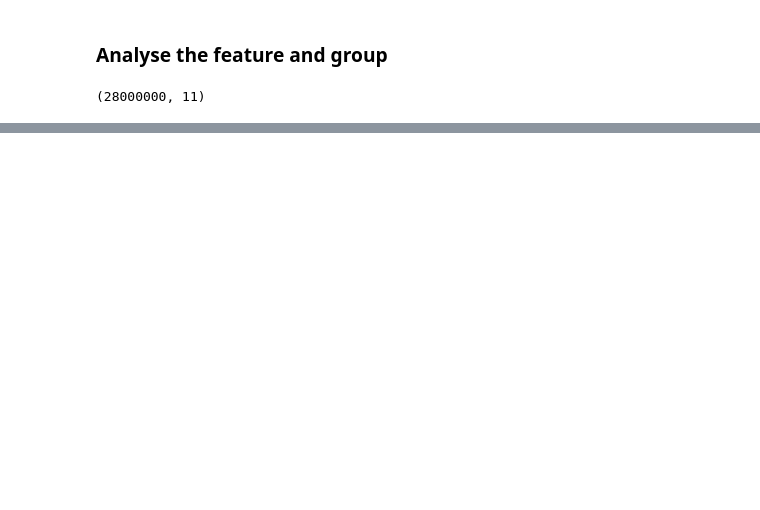
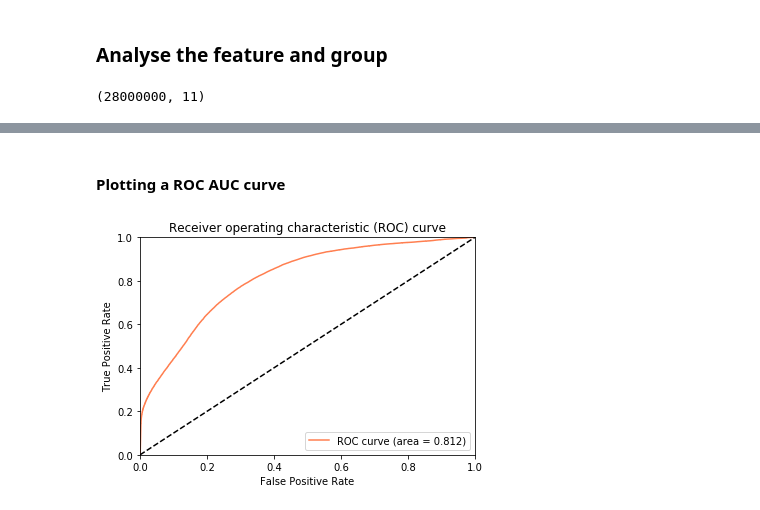
Before and after one commit to r-wambui/Fraud_v3, a Jupyter notebook: fraud_v3.ipynb, the cells around one changed output, grey strips where cells are left out. Drawn from its saved outputs; the diff is of its cells as text; code cells hidden in the pictures; blank space fills up the shorter version.

Commit message:
[Feature] Add ROC AUC curve

```diff
--- a/fraud_v3.ipynb
+++ b/fraud_v3.ipynb
@@ -171,3 +174,22 @@ fittinh the model
+# %% [markdown]
+#### Plotting a ROC AUC curve
+# %%
+import matplotlib.pyplot as plt
+plt.figure()
+# plotting true positive rate vs false positive rate
+plt.plot(fpr, tpr, color='coral', label='ROC curve (area = %0.3f)' % auc(fpr, tpr))
+plt.plot([0, 1], [0, 1], 'k--')
+
+# get the x limits of both axes
+plt.xlim([0, 1])
+plt.ylim([0, 1])
+plt.ylabel('True Positive Rate')
+plt.xlabel('False Positive Rate')
+plt.title('Receiver operating characteristic (ROC) curve')
+plt.legend(loc="lower right")
+plt.show()
+# %% [output]
+[figure, added]
 # %%
 # testing the model
 test_pred = pd.DataFrame()
```
Also changed, not shown: parts of 2 cells of this notebook.
